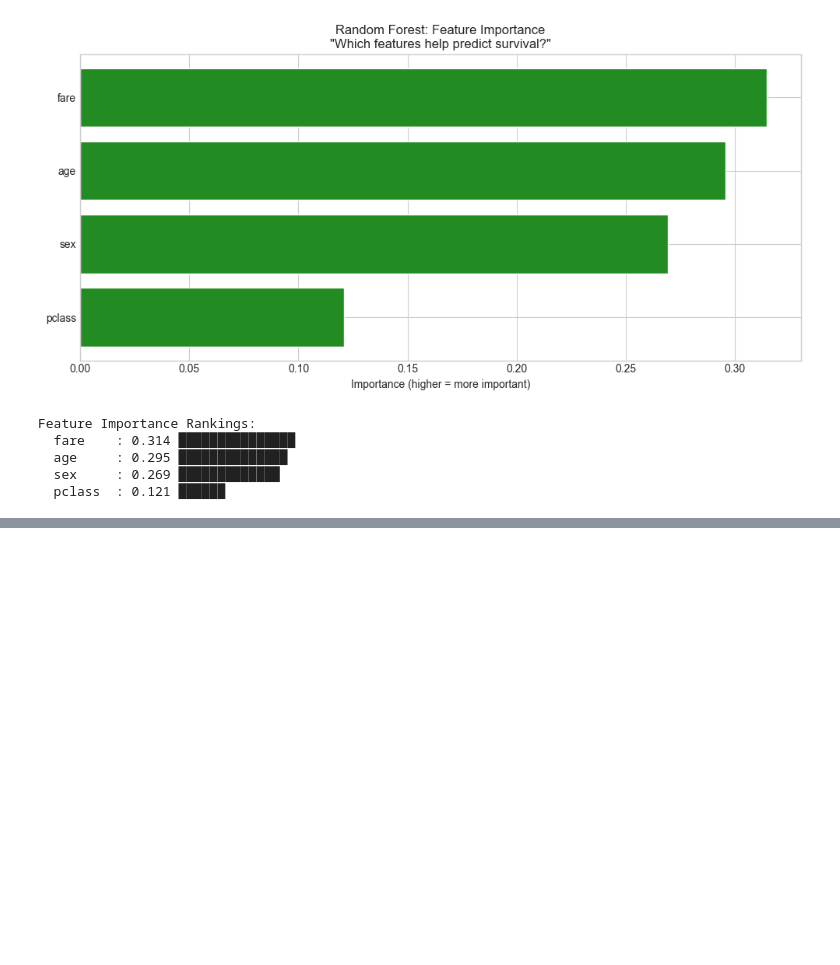
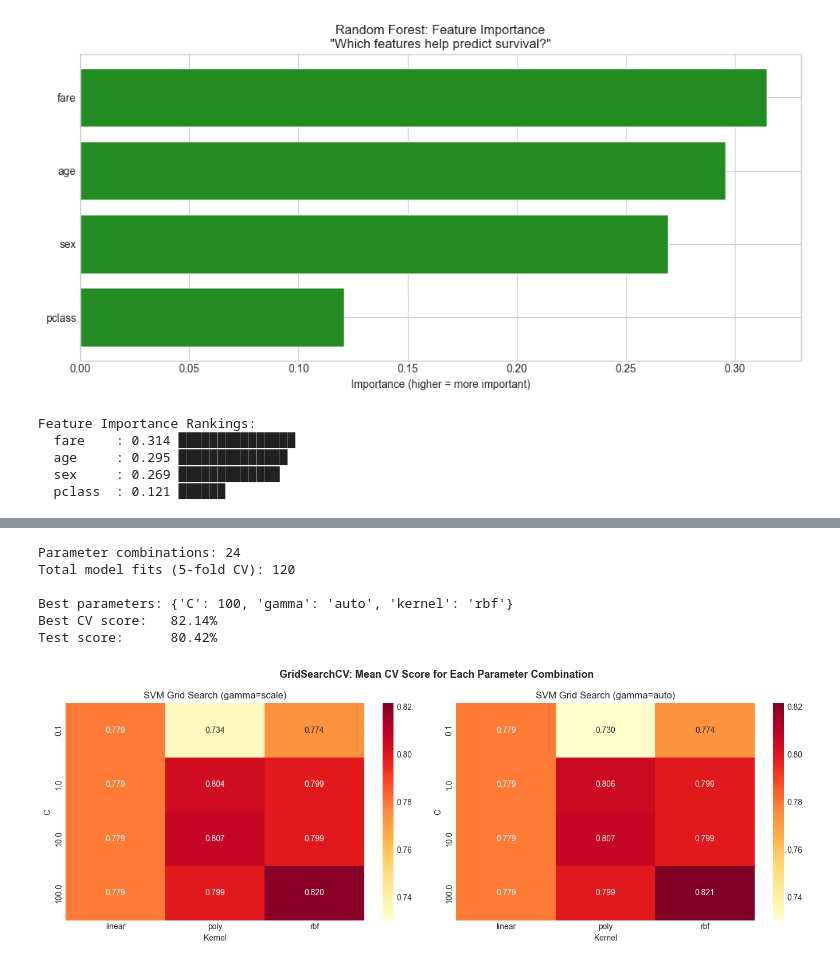
Before and after one commit to damanadidier/DI_Bootcamp, a Jupyter notebook: Lectures/learning_classification.ipynb, the cells around one changed output, grey strips where cells are left out. Drawn from its saved outputs; the diff is of its cells as text; code cells hidden in the pictures; blank space fills up the shorter version.

Commit message:
added Grid Search

```diff
--- a/Lectures/learning_classification.ipynb
+++ b/Lectures/learning_classification.ipynb
@@ -1962,0 +2043,11 @@ Feature Importance Rankings:
+# %%
+# XGBoost is an external library (not part of sklearn)
+# Install with: pip install xgboost
+try:
+    from xgboost import XGBClassifier
+    XGBOOST_AVAILABLE = True
+    print("XGBoost imported successfully!")
+except ImportError:
+    XGBOOST_AVAILABLE = False
+    print("XGBoost not installed. To install: pip install xgboost")
+    print("Skipping XGBoost sections...")
@@ -1962,0 +2235,62 @@ Feature Importance Rankings:
+# %%
+# GridSearchCV for SVM
+param_grid_svm = {
+    'C': [0.1, 1, 10, 100],
+    'kernel': ['linear', 'rbf', 'poly'],
+    'gamma': ['scale', 'auto']
+}
+
+n_combos_svm = 4 * 3 * 2  # 24 combinations
+print(f"Parameter combinations: {n_combos_svm}")
+print(f"Total model fits (5-fold CV): {n_combos_svm * 5}")
+
+grid_svm = GridSearchCV(
+    estimator=SVC(random_state=42),
+    param_grid=param_grid_svm,
+    cv=5,
+    scoring='accuracy',
+    n_jobs=-1
+)
+grid_svm.fit(X_train_scaled, y_train)
+
+best_svm = grid_svm.best_estimator_
+y_pred_best_svm = best_svm.predict(X_test_scaled)
+
+print(f"\nBest parameters: {grid_svm.best_params_}")
+print(f"Best CV score:   {grid_svm.best_score_:.2%}")
+print(f"Test score:      {accuracy_score(y_test, y_pred_best_svm):.2%}")
+# %% [output]
+Parameter combinations: 24
+Total model fits (5-fold CV): 120
+
+Best parameters: {'C': 100, 'gamma': 'auto', 'kernel': 'rbf'}
+Best CV score:   82.14%
+Test score:      80.42%
+# %%
+# Visualise what GridSearchCV tested (SVM example)
+cv_results = pd.DataFrame(grid_svm.cv_results_)
+
+fig, axes = plt.subplots(1, 2, figsize=(14, 5))
+
+for idx, gamma_val in enumerate(['scale', 'auto']):
+    ax = axes[idx]
+    mask = cv_results['param_gamma'] == gamma_val
+    subset = cv_results[mask]
+    pivot = subset.pivot_table(
+        values='mean_test_score',
+        index='param_C',
+        columns='param_kernel'
+    )
+    sns.heatmap(pivot, annot=True, fmt='.3f', cmap='YlOrRd', ax=ax,
+                vmin=cv_results['mean_test_score'].min(),
+                vmax=cv_results['mean_test_score'].max())
+    ax.set_title(f'SVM Grid Search (gamma={gamma_val})')
+    ax.set_ylabel('C')
+    ax.set_xlabel('Kernel')
+
+plt.suptitle('GridSearchCV: Mean CV Score for Each Parameter Combination',
+             fontsize=13, fontweight='bold')
+plt.tight_layout()
+plt.show()
+# %% [output]
+[figure, added]
```
Also changed, not shown: parts of 9 cells of this notebook.
